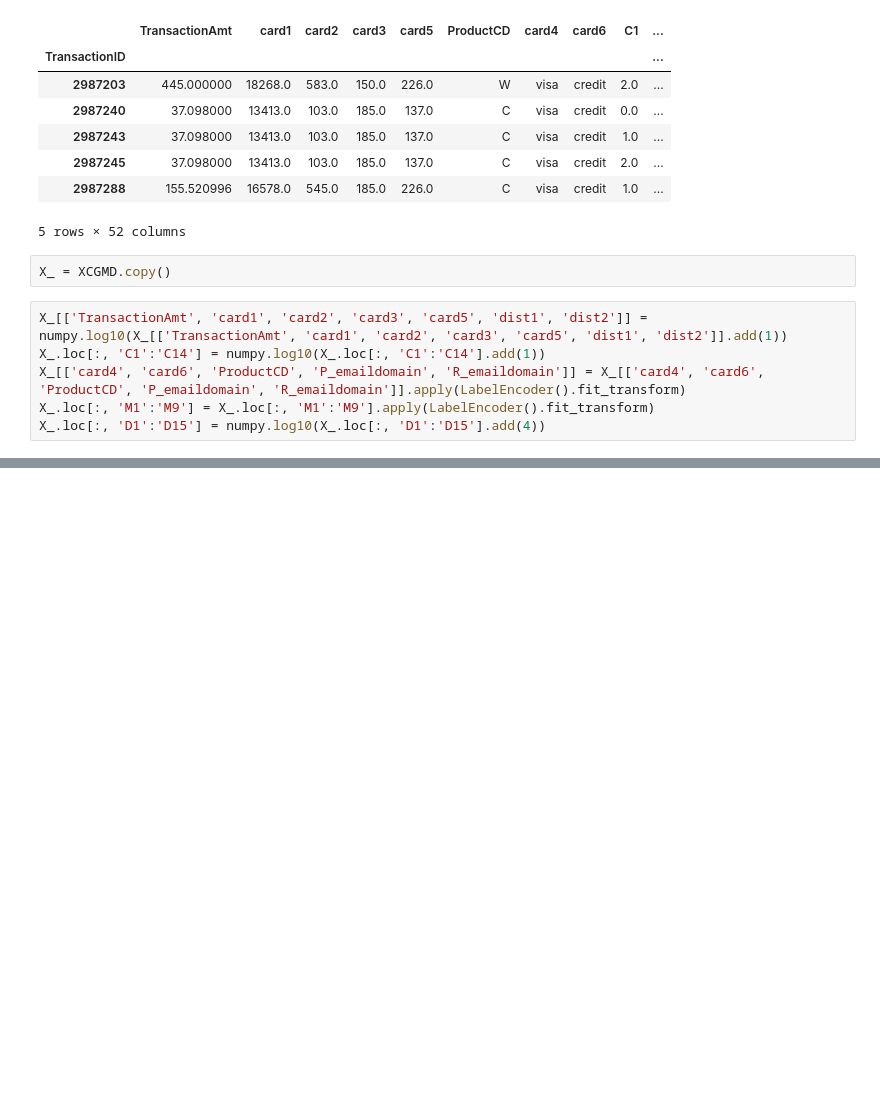
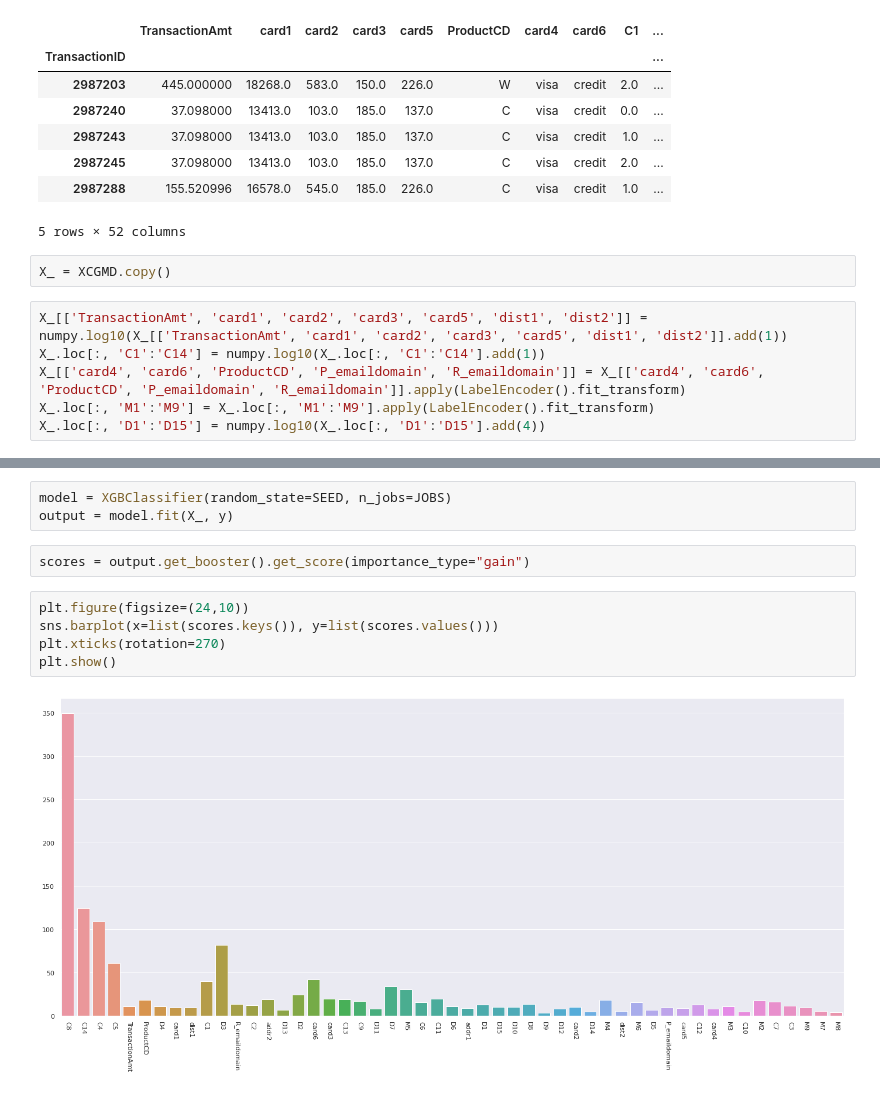
Before and after one commit to VladimirIsakov91/IEEE-CISFraudDetection, a Jupyter notebook: IEEE-CISFraudDetection.ipynb, the cells around one changed output, grey strips where cells are left out. Drawn from its saved outputs; the diff is of its cells as text; blank space fills up the shorter version.

```diff
--- a/IEEE-CISFraudDetection.ipynb
+++ b/IEEE-CISFraudDetection.ipynb
@@ -815,0 +825,12 @@ X
+# %%
+model = XGBClassifier(random_state=SEED, n_jobs=JOBS)
+output = model.fit(X_, y)
+# %%
+scores = output.get_booster().get_score(importance_type="gain")
+# %%
+plt.figure(figsize=(24,10))
+sns.barplot(x=list(scores.keys()), y=list(scores.values()))
+plt.xticks(rotation=270)
+plt.show()
+# %% [output]
+[figure, added]
```
Also changed, not shown: parts of 5 cells of this notebook.
